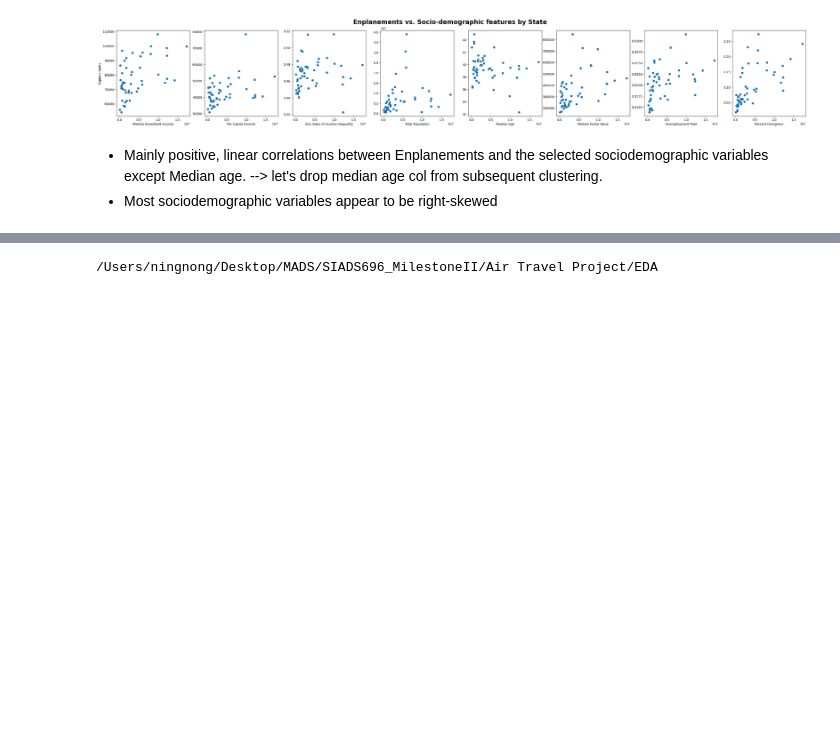
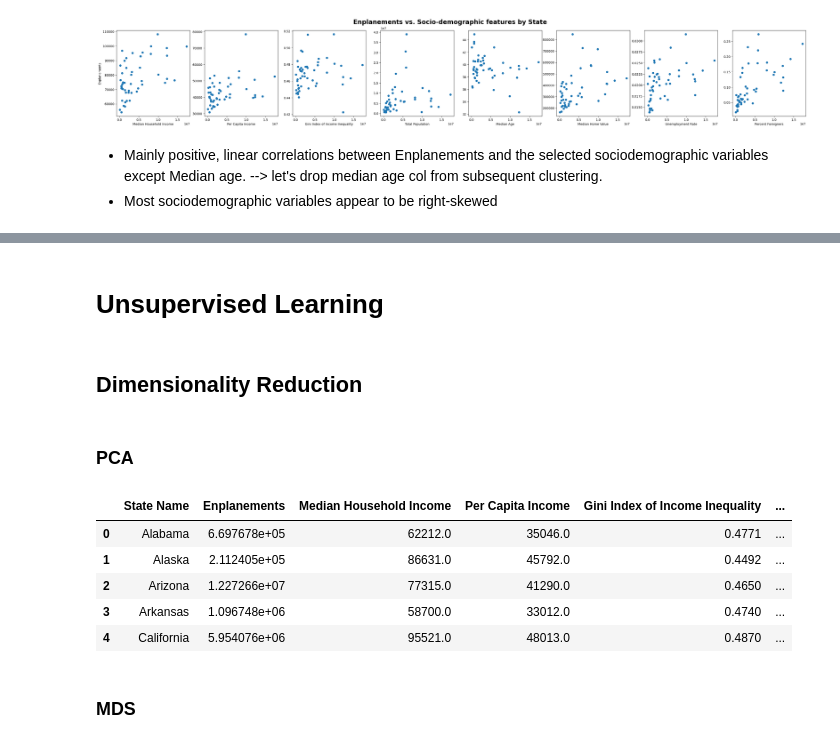
Before and after one commit to ningnonong/air-travel-project, a Jupyter notebook: EDA/MilestoneII_EDA[final].ipynb, the cells around one changed output, grey strips where cells are left out. Cells and saved outputs as stored; diff of their text form; code cells hidden in the pictures; blank space fills up the shorter version.

```diff
--- a/EDA/MilestoneII_EDA[final].ipynb
+++ b/EDA/MilestoneII_EDA[final].ipynb
@@ -333,37 +361,52 @@ plt.show()
 # %%
-# EDA
-# flight_df[flight_df.isna().any(axis=1)] # Mainly NA for Arrivals column
+# # EDA
+# # flight_df[flight_df.isna().any(axis=1)] # Mainly NA for Arrivals column
 
-numeric_cols = ['Enplanements', 'Passengers', 'Departures', 'Arrivals', 'Freight', 'Mail']
-flight_df_cleaned = flight_df[numeric_cols].dropna()
+# numeric_cols = ['Enplanements', 'Passengers', 'Departures', 'Arrivals', 'Freight', 'Mail']
+# flight_df_cleaned = flight_df[numeric_cols].dropna()
 
-# flight_df_cleaned_sample = flight_df_cleaned.sample(100)
-# sns.pairplot(flight_df_cleaned_sample[numeric_cols]) #looks to have outliers (extreme high end), let's use StandardScaler
+# # flight_df_cleaned_sample = flight_df_cleaned.sample(100)
+# # sns.pairplot(flight_df_cleaned_sample[numeric_cols]) #looks to have outliers (extreme high end), let's use StandardScaler
 
-flight_df_cleaned_normalized = flight_df_cleaned.copy()
-scaler = StandardScaler()
-flight_df_cleaned_normalized[numeric_cols] = scaler.fit_transform(flight_df_cleaned_normalized[numeric_cols])
-flight_df_cleaned_normalized_sample = flight_df_cleaned_normalized.sample(100)
+# flight_df_cleaned_normalized = flight_df_cleaned.copy()
+# scaler = StandardScaler()
+# flight_df_cleaned_normalized[numeric_cols] = scaler.fit_transform(flight_df_cleaned_normalized[numeric_cols])
+# flight_df_cleaned_normalized_sample = flight_df_cleaned_normalized.sample(100)
 
-# Define temporary df for plotting
-# tmp = flight_df_cleaned_normalized_sample.copy()
-tmp = flight_df_cleaned_normalized.copy()
+# # Define temporary df for plotting
+# # tmp = flight_df_cleaned_normalized_sample.copy()
+# tmp = flight_df_cleaned_normalized.copy()
 
-# Replot SPLOM
-# sns.pairplot(tmp[numeric_cols])
-# plt.savefig('visualizations/flights_sampled100_normalized_SPLOMs.png', dpi=300)
-# plt.show()
+# # Replot SPLOM
+# # sns.pairplot(tmp[numeric_cols])
+# # plt.savefig('visualizations/flights_sampled100_normalized_SPLOMs.png', dpi=300)
+# # plt.show()
 
-# See the relationship between number of departing passengers vs. departed flights
-# tmp.plot(x='Departures',y='Enplanements', kind='scatter')
-# plt.savefig('visualizations/flights_normalized_Enplanements_vs_Depatures.png', dpi=300)
+# # See the relationship between number of departing passengers vs. departed flights
+# # tmp.plot(x='Departures',y='Enplanements', kind='scatter')
+# # plt.savefig('visualizations/flights_normalized_Enplanements_vs_Depatures.png', dpi=300)
 
-# Load saved SPLOM
-# img_name = 'flights_sampled100_normalized_SPLOMs'
-# img_name = 'flights_normalized_Enplanements_vs_Depatures'
-# img = mpimg.imread(f'visualizations/{img_name}.png')
-# plt.imshow(img)
-# plt.axis('off')
-# plt.show()
+# # Load saved SPLOM
+# # img_name = 'flights_sampled100_normalized_SPLOMs'
+# # img_name = 'flights_normalized_Enplanements_vs_Depatures'
+# # img = mpimg.imread(f'visualizations/{img_name}.png')
+# # plt.imshow(img)
+# # plt.axis('off')
+# # plt.show()
-# %% [output]
-/Users/ningnong/Desktop/MADS/SIADS696_MilestoneII/Air Travel Project/EDA
+# %% [markdown]
+# Unsupervised Learning
+# %% [markdown]
+## Dimensionality Reduction
+# %% [markdown]
+### PCA
+# %%
+df.head()
+# %% [output]
+|  | State Name | Enplanements | Median Household Income | Per Capita Income | Gini Index of Income Inequality | ... |
+| 0 | Alabama | 6.697678e+05 | 62212.0 | 35046.0 | 0.4771 | ... |
+| 1 | Alaska | 2.112405e+05 | 86631.0 | 45792.0 | 0.4492 | ... |
+| 2 | Arizona | 1.227266e+07 | 77315.0 | 41290.0 | 0.4650 | ... |
+| 3 | Arkansas | 1.096748e+06 | 58700.0 | 33012.0 | 0.4740 | ... |
+| 4 | California | 5.954076e+06 | 95521.0 | 48013.0 | 0.4870 | ... |
+# %% [markdown]
+### MDS
```
Also changed, not shown: parts of 14 cells of this notebook, 3 other files.
